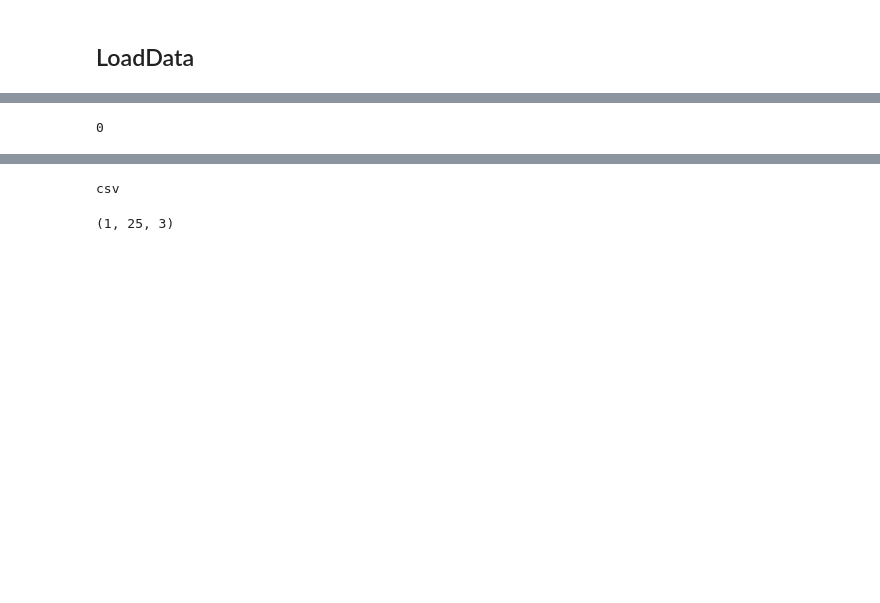
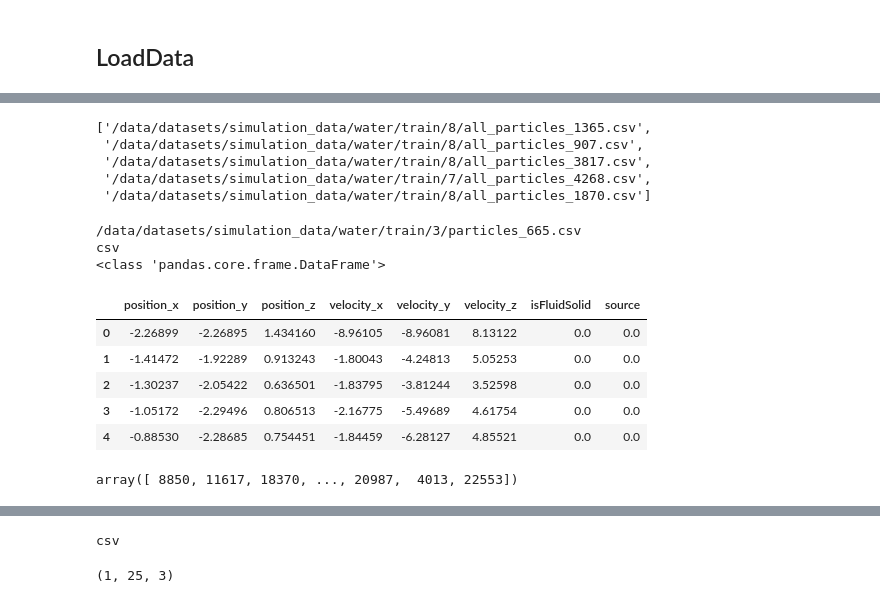
Before and after one commit to TrellixVulnTeam/deeplearning_0U5K, a Jupyter notebook: FluidAiNet/FluidAiNet.ipynb, the cells around one changed output, grey strips where cells are left out. Cells and saved outputs as stored; diff of their text form; code cells hidden in the pictures; blank space fills up the shorter version.

```diff
--- a/FluidAiNet/FluidAiNet.ipynb
+++ b/FluidAiNet/FluidAiNet.ipynb
@@ -41,4 +146,33 @@ file_path = list(TRAIN_FILES)[5]
-# %%
-len(list(TRAIN_FILES))
-# %% [output]
-0
+# %%
+np.random.shuffle(TRAIN_FILES)
+TRAIN_FILES[0:5]
+# %% [output]
+['/data/datasets/simulation_data/water/train/8/all_particles_1365.csv',
+ '/data/datasets/simulation_data/water/train/8/all_particles_907.csv',
+ '/data/datasets/simulation_data/water/train/8/all_particles_3817.csv',
+ '/data/datasets/simulation_data/water/train/7/all_particles_4268.csv',
+ '/data/datasets/simulation_data/water/train/8/all_particles_1870.csv']
+# %%
+%matplotlib inline
+train_dir = '/data/datasets/simulation_data/water'
+train_dir = os.path.join(train_dir, 'train')
+TRAIN_FILES = get_all_frames(train_dir)
+file_path = list(TRAIN_FILES)[0]
+print(file_path)
+data, label, index = load_data_label(file_path, isvalues=False)
+print(type(data))
+delta_t = 0.000608
+# plot_3d_scater_df(data, 0, 'figure.png')
+# %% [output]
+/data/datasets/simulation_data/water/train/3/particles_665.csv
+csv
+<class 'pandas.core.frame.DataFrame'>
+# %%
+data.
+# %% [output]
+|  | position_x | position_y | position_z | velocity_x | velocity_y | velocity_z | isFluidSolid | source |
+| 0 | -2.26899 | -2.26895 | 1.434160 | -8.96105 | -8.96081 | 8.13122 | 0.0 | 0.0 |
+| 1 | -1.41472 | -1.92289 | 0.913243 | -1.80043 | -4.24813 | 5.05253 | 0.0 | 0.0 |
+| 2 | -1.30237 | -2.05422 | 0.636501 | -1.83795 | -3.81244 | 3.52598 | 0.0 | 0.0 |
+| 3 | -1.05172 | -2.29496 | 0.806513 | -2.16775 | -5.49689 | 4.61754 | 0.0 | 0.0 |
+| 4 | -0.88530 | -2.28685 | 0.754451 | -1.84459 | -6.28127 | 4.85521 | 0.0 | 0.0 |
@@ -44,0 +182,5 @@ len(list(TRAIN_FILES))
+# %%
+np.random.shuffle(indices)
+indices
+# %% [output]
+array([ 8850, 11617, 18370, ..., 20987,  4013, 22553])
```
Also changed, not shown: parts of 34 cells of this notebook, 6 other files.
